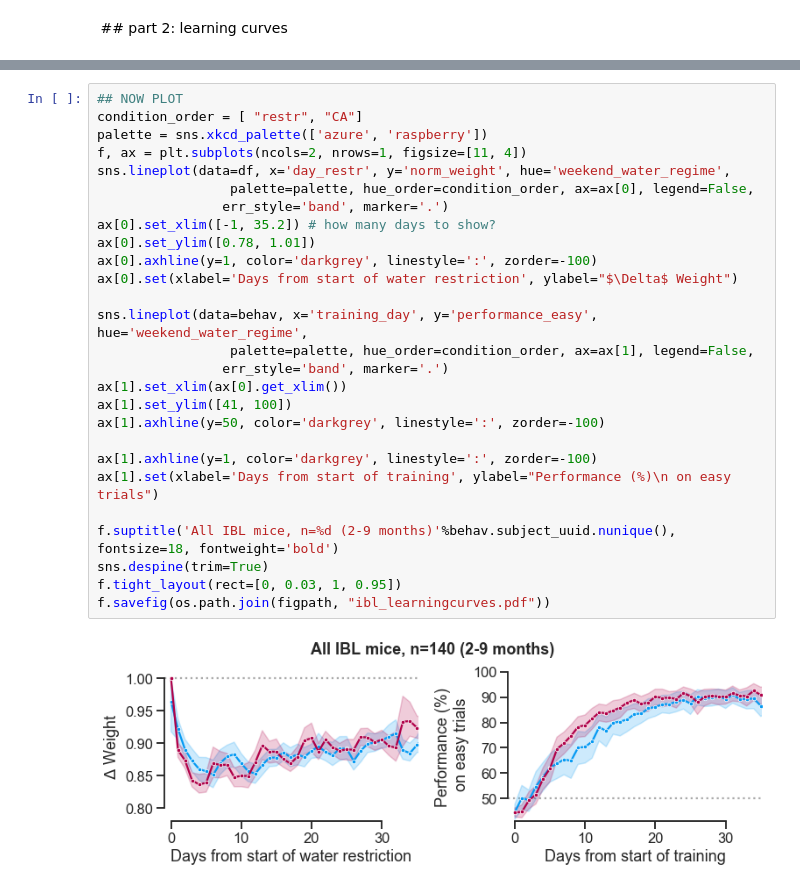
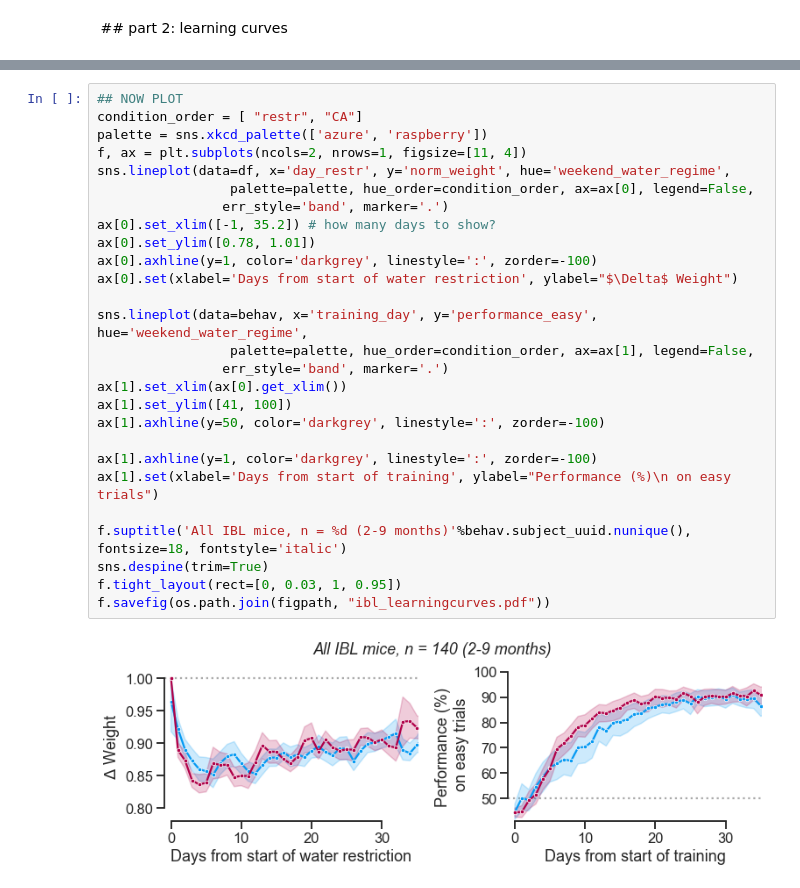
Before and after one commit to int-brain-lab/citricAcid, a Jupyter notebook: brainwidemap_mice.ipynb, the cells around one changed output, grey strips where cells are left out. Cells and saved outputs as stored; diff of their text form.

```diff
--- a/brainwidemap_mice.ipynb
+++ b/brainwidemap_mice.ipynb
@@ -182,29 +208,29 @@ See the caveats in the documentation: https://pandas.pydata.org/pandas-docs/stab
 # %%
 ## NOW PLOT
 condition_order = [ "restr", "CA"]
 palette = sns.xkcd_palette(['azure', 'raspberry'])
 f, ax = plt.subplots(ncols=2, nrows=1, figsize=[11, 4])
 sns.lineplot(data=df, x='day_restr', y='norm_weight', hue='weekend_water_regime',
                  palette=palette, hue_order=condition_order, ax=ax[0], legend=False,
                 err_style='band', marker='.')
 ax[0].set_xlim([-1, 35.2]) # how many days to show?
 ax[0].set_ylim([0.78, 1.01])
 ax[0].axhline(y=1, color='darkgrey', linestyle=':', zorder=-100)
 ax[0].set(xlabel='Days from start of water restriction', ylabel="$\Delta$ Weight")
 
 sns.lineplot(data=behav, x='training_day', y='performance_easy', hue='weekend_water_regime',
                  palette=palette, hue_order=condition_order, ax=ax[1], legend=False,
                 err_style='band', marker='.')
 ax[1].set_xlim(ax[0].get_xlim())
 ax[1].set_ylim([41, 100])
 ax[1].axhline(y=50, color='darkgrey', linestyle=':', zorder=-100)
 
 ax[1].axhline(y=1, color='darkgrey', linestyle=':', zorder=-100)
 ax[1].set(xlabel='Days from start of training', ylabel="Performance (%)\n on easy trials")
 
-f.suptitle('All IBL mice, n=%d (2-9 months)'%behav.subject_uuid.nunique(), fontsize=18, fontweight='bold')
+f.suptitle('All IBL mice, n = %d (2-9 months)'%behav.subject_uuid.nunique(), fontsize=18, fontstyle='italic')
 sns.despine(trim=True)
 f.tight_layout(rect=[0, 0.03, 1, 0.95])
 f.savefig(os.path.join(figpath, "ibl_learningcurves.pdf"))
 # %% [output]
-[figure, old version]
+[figure, new version]
```
Also changed, not shown: parts of 3 cells of this notebook, 24 other files.
